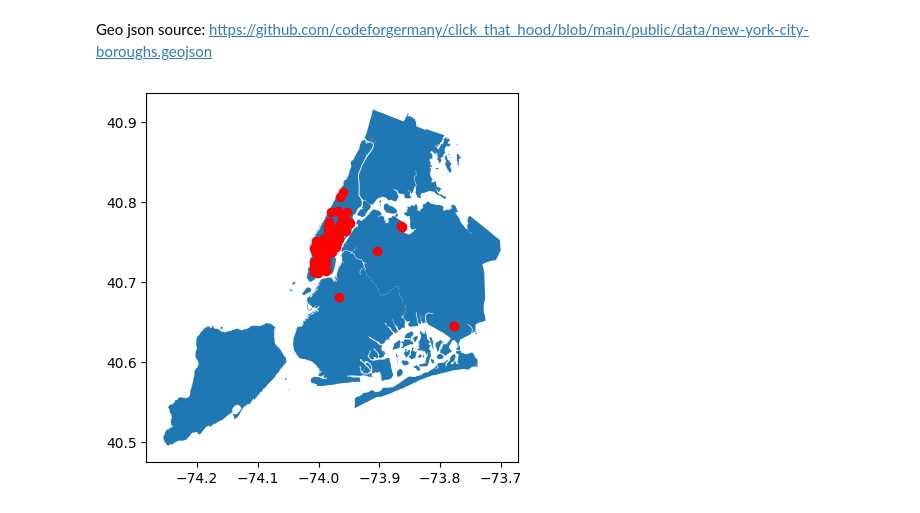
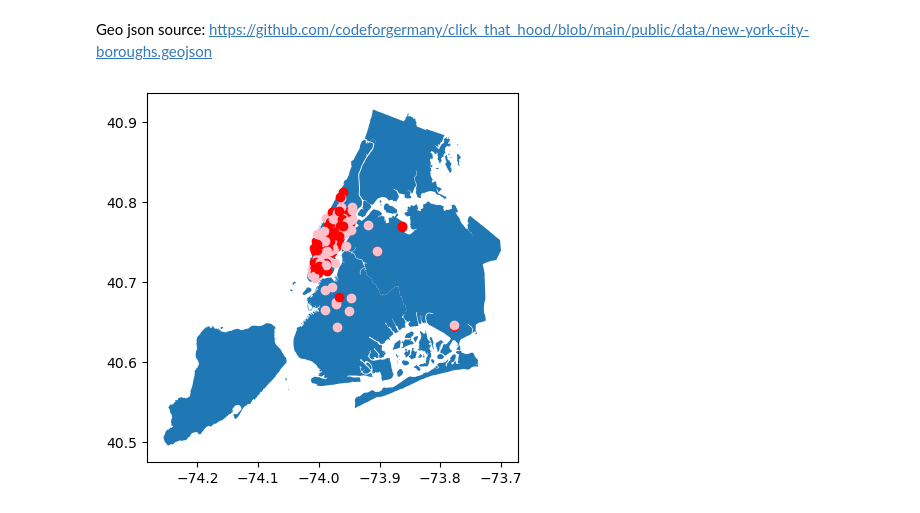
Before and after one commit to SebastienBorloz/DCHackaton, a Jupyter notebook: afhba.ipynb, the cells around one changed output. Drawn from its saved outputs; the diff is of its cells as text; code cells hidden in the pictures.

```diff
--- a/afhba.ipynb
+++ b/afhba.ipynb
@@ -60,7 +60,8 @@ df_places = gpd.read_file('new-york-city-boroughs.geojson')
 # %%
 geo_axes = df_places.plot()
 for i in df_smol:
     if i["pickup_longitude"] != 0 and i["pickup_latitude"] != 0:
         geo_axes.scatter([i["pickup_longitude"]], [i["pickup_latitude"]], c='red')
+        geo_axes.scatter([i["dropoff_longitude"]], [i["dropoff_latitude"]], c='pink')
 # %% [output]
-[figure, old version]
+[figure, new version]
```
Also changed, not shown: 4 other files.
